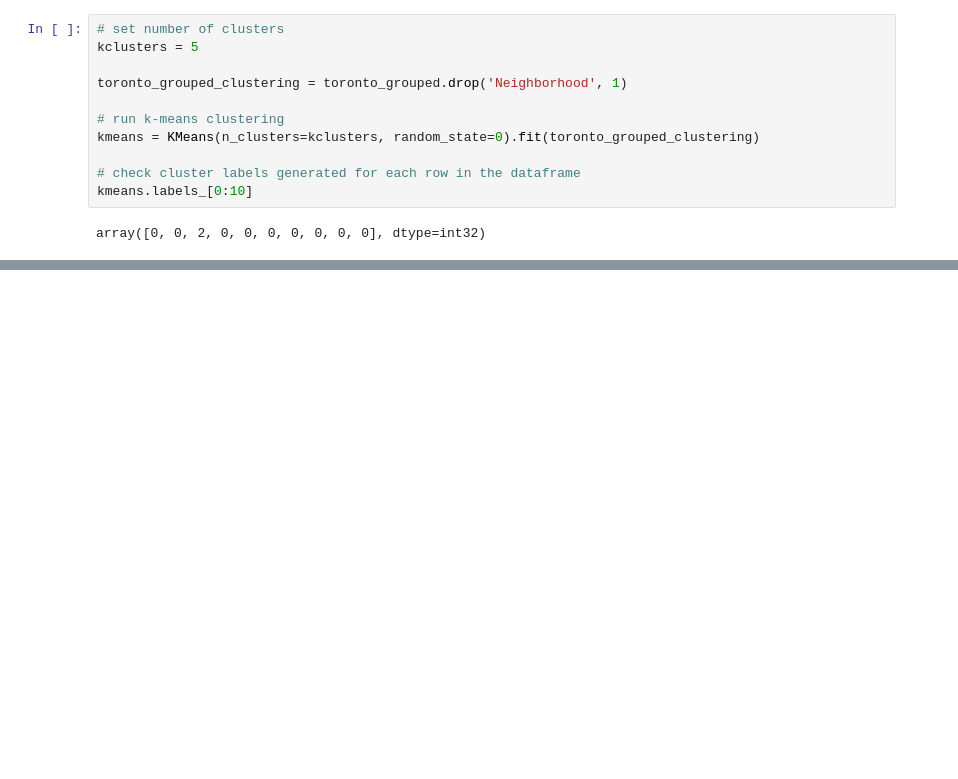
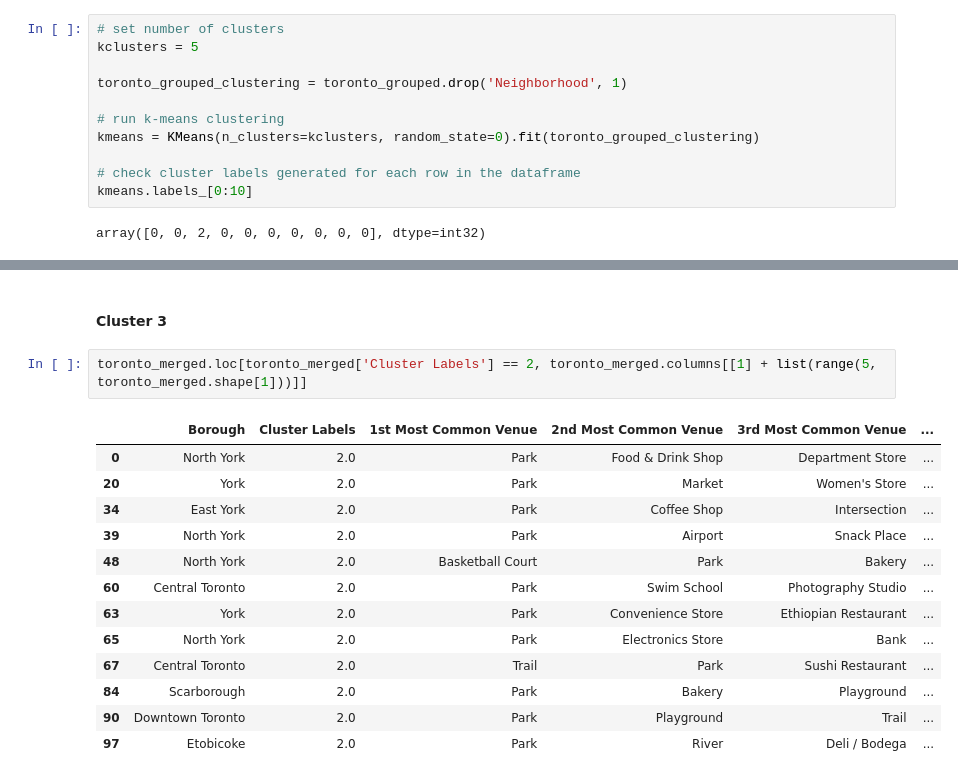
Before and after one commit to savamo/Coursera_Capstone, a Jupyter notebook: Week3 - Peer-graded Assignment.ipynb, the cells around one changed output, grey strips where cells are left out. Cells and saved outputs as stored; diff of their text form; blank space fills up the shorter version.

```diff
--- a/Week3 - Peer-graded Assignment.ipynb
+++ b/Week3 - Peer-graded Assignment.ipynb
@@ -350,0 +440,18 @@ toronto_merged.head() # check the last columns!
+# %% [markdown]
+#### Cluster 3
+# %%
+toronto_merged.loc[toronto_merged['Cluster Labels'] == 2, toronto_merged.columns[[1] + list(range(5, toronto_merged.shape[1]))]]
+# %% [output]
+|  | Borough | Cluster Labels | 1st Most Common Venue | 2nd Most Common Venue | 3rd Most Common Venue | ... |
+| 0 | North York | 2.0 | Park | Food & Drink Shop | Department Store | ... |
+| 20 | York | 2.0 | Park | Market | Women's Store | ... |
+| 34 | East York | 2.0 | Park | Coffee Shop | Intersection | ... |
+| 39 | North York | 2.0 | Park | Airport | Snack Place | ... |
+| 48 | North York | 2.0 | Basketball Court | Park | Bakery | ... |
+| 60 | Central Toronto | 2.0 | Park | Swim School | Photography Studio | ... |
+| 63 | York | 2.0 | Park | Convenience Store | Ethiopian Restaurant | ... |
+| 65 | North York | 2.0 | Park | Electronics Store | Bank | ... |
+| 67 | Central Toronto | 2.0 | Trail | Park | Sushi Restaurant | ... |
+| 84 | Scarborough | 2.0 | Park | Bakery | Playground | ... |
+| 90 | Downtown Toronto | 2.0 | Park | Playground | Trail | ... |
+| 97 | Etobicoke | 2.0 | Park | River | Deli / Bodega | ... |
```
Also changed, not shown: parts of 24 cells of this notebook.
